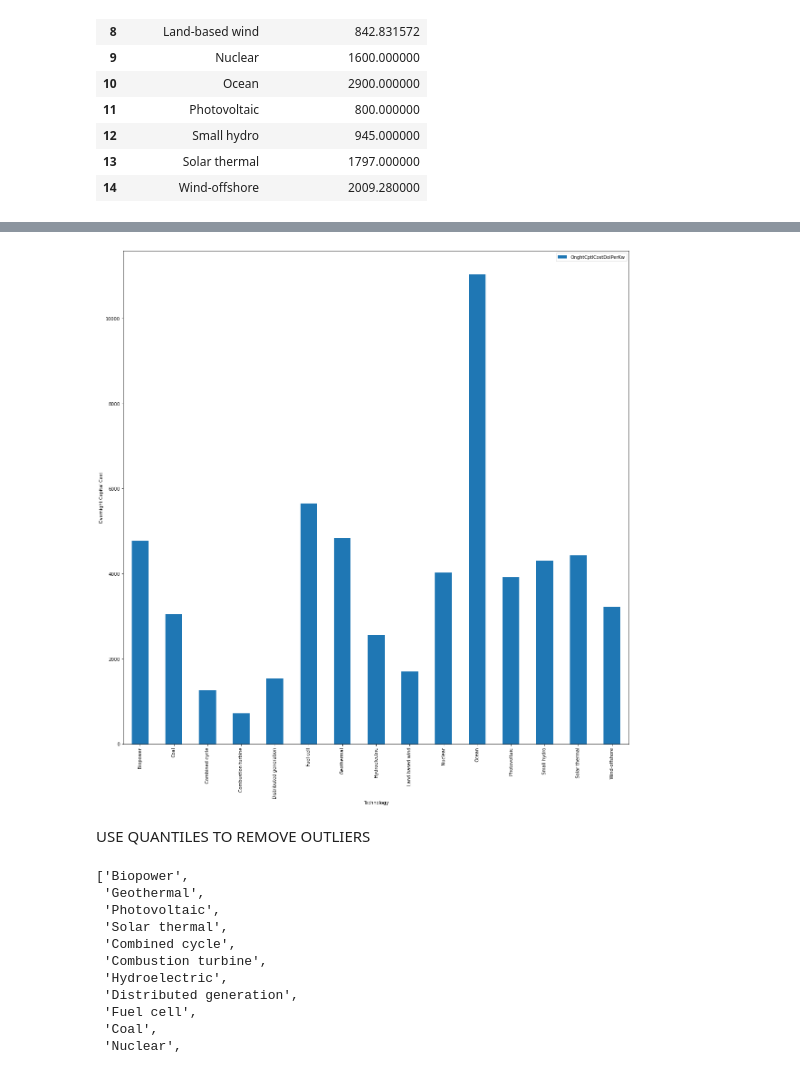
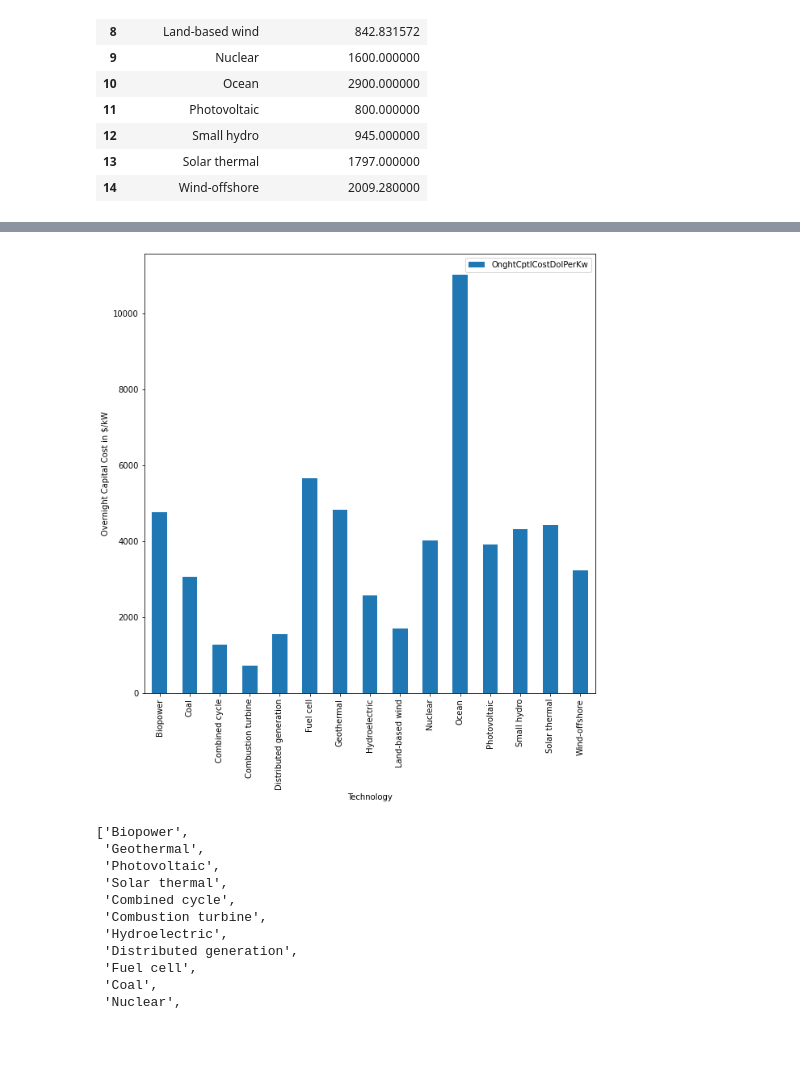
Before and after one commit to CFD-UTSA/EnergyGeneration, a Jupyter notebook: Final_Project_Draft.ipynb, the cells around one changed output, grey strips where cells are left out. Cells and saved outputs as stored; diff of their text form; code cells hidden in the pictures; blank space fills up the shorter version.

```diff
--- a/Final_Project_Draft.ipynb
+++ b/Final_Project_Draft.ipynb
@@ -265,12 +288,10 @@ plt.xticks(rotation=90);
 # %%
-occbar = occmean.plot(kind = 'bar', x='Technology',y='OnghtCptlCostDolPerKw', figsize=(20,20))
+occbar = occmean.plot(kind = 'bar', x='Technology',y='OnghtCptlCostDolPerKw', figsize=(10,10))
 occbar.set_xlabel("Technology")
-occbar.set_ylabel("Overnight Capital Cast")
+occbar.set_ylabel("Overnight Capital Cost in $/kW")
 plt.xticks(rotation=90);
 # %% [output]
-[figure, old version]
+[figure, new version]
-# %% [markdown]
-USE QUANTILES TO REMOVE OUTLIERS
 # %%
 # Technologies with Variable Operating values
 VOC = newdata.dropna(subset = ['VariableOMDolPerMwh'])
```
Also changed, not shown: parts of 18 cells of this notebook.
